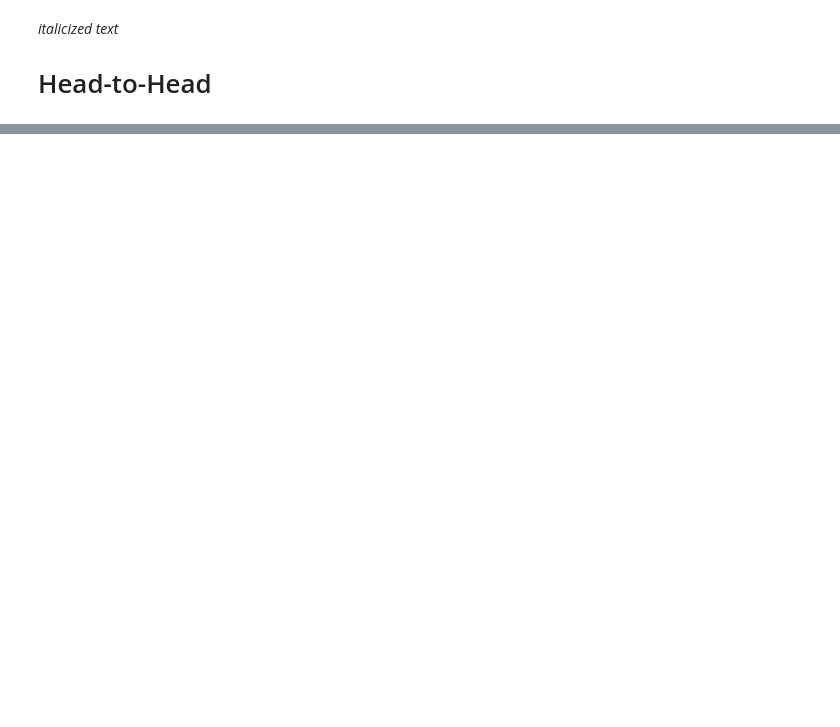
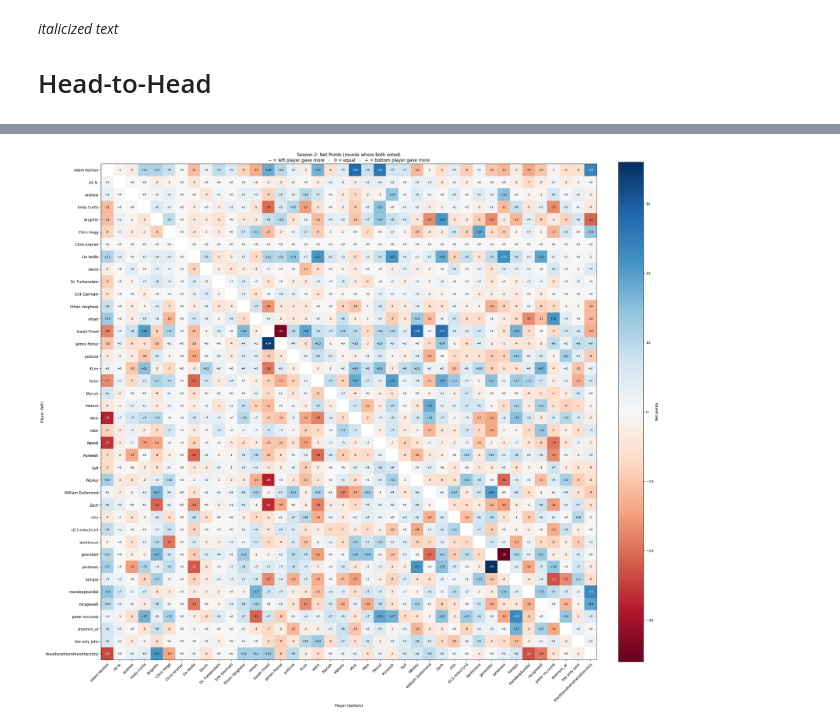
Before and after one commit to Briggernaut/MusicLeagueAnalysis, a Jupyter notebook: MusicLeagueAnalysis.ipynb, the cells around one changed output, grey strips where cells are left out. Saved outputs shown, nothing was run; the diff lists cells and outputs as text; code cells hidden in the pictures; blank space fills up the shorter version.

Commit message:
Restore overwritten Betrayer Mode

```diff
--- a/MusicLeagueAnalysis.ipynb
+++ b/MusicLeagueAnalysis.ipynb
@@ -832,7 +879,7 @@ all_player_names = sorted(competitors_df['Name'].unique(), key=lambda s: s.lower
 
 # 3. Colab Form Parameter Dropdowns
 Player_1 = "De Wolfe" #@param ['Adam Kestian', 'Ali N.', 'Andrew', 'Andy Curtis', 'Brigette', 'chlo', 'Chris Hogg', 'Chris Kramer', 'd13 m4sch1n3', 'darkknave', 'De Wolfe', 'Devin', 'Dr. Funkenstein', 'Erik Germain', 'Ethan Varghese', 'Hman', 'Isaiah Freed', 'James Roose', 'jammbler', 'jandrews', 'JustLisa', 'Katie', 'katspjs', 'KLee', 'mandeepkundal', 'Mariah', 'Matoos', 'mcapewell', 'Mick', 'Mike', 'Pascal', 'peter mccomb', 'Puneesh', 'shannon_ar', 'Syd', 'the only John', 'theotherotherotherotherchris', 'Wesley', 'William Dullemond', 'Zach']
-Player_2 = "Isaiah Freed" #@param ['None', 'Adam Kestian', 'Ali N.', 'Andrew', 'Andy Curtis', 'Brigette', 'chlo', 'Chris Hogg', 'Chris Kramer', 'd13 m4sch1n3', 'darkknave', 'De Wolfe', 'Devin', 'Dr. Funkenstein', 'Erik Germain', 'Ethan Varghese', 'Hman', 'Isaiah Freed', 'James Roose', 'jammbler', 'jandrews', 'JustLisa', 'Katie', 'katspjs', 'KLee', 'mandeepkundal', 'Mariah', 'Matoos', 'mcapewell', 'Mick', 'Mike', 'Pascal', 'peter mccomb', 'Puneesh', 'shannon_ar', 'Syd', 'the only John', 'theotherotherotherotherchris', 'Wesley', 'William Dullemond', 'Zach']
+Player_2 = "mcapewell" #@param ['None', 'Adam Kestian', 'Ali N.', 'Andrew', 'Andy Curtis', 'Brigette', 'chlo', 'Chris Hogg', 'Chris Kramer', 'd13 m4sch1n3', 'darkknave', 'De Wolfe', 'Devin', 'Dr. Funkenstein', 'Erik Germain', 'Ethan Varghese', 'Hman', 'Isaiah Freed', 'James Roose', 'jammbler', 'jandrews', 'JustLisa', 'Katie', 'katspjs', 'KLee', 'mandeepkundal', 'Mariah', 'Matoos', 'mcapewell', 'Mick', 'Mike', 'Pascal', 'peter mccomb', 'Puneesh', 'shannon_ar', 'Syd', 'the only John', 'theotherotherotherotherchris', 'Wesley', 'William Dullemond', 'Zach']
 Player_3 = "William Dullemond" #@param ['None', 'Adam Kestian', 'Ali N.', 'Andrew', 'Andy Curtis', 'Brigette', 'chlo', 'Chris Hogg', 'Chris Kramer', 'd13 m4sch1n3', 'darkknave', 'De Wolfe', 'Devin', 'Dr. Funkenstein', 'Erik Germain', 'Ethan Varghese', 'Hman', 'Isaiah Freed', 'James Roose', 'jammbler', 'jandrews', 'JustLisa', 'Katie', 'katspjs', 'KLee', 'mandeepkundal', 'Mariah', 'Matoos', 'mcapewell', 'Mick', 'Mike', 'Pascal', 'peter mccomb', 'Puneesh', 'shannon_ar', 'Syd', 'the only John', 'theotherotherotherotherchris', 'Wesley', 'William Dullemond', 'Zach']
 
 # Identify selected players
@@ -910,0 +956,85 @@ pio.show(fig)
+# %%
+#@title Worst Betrayers
+METRIC = "Net points"  #@param ["Reciprocity", "Net points"]
+
+SHOW_DIFF = METRIC == "Net points"
+
+v = votes_df.dropna(subset=['Submitter ID'])
+v = v[v['Voter ID'] != v['Submitter ID']]
+
+# Only keep votes where the recipient also voted in that round
+voted = set(zip(votes_df['Round ID'], votes_df['Voter ID']))
+v = v[[(r, s) in voted for r, s in zip(v['Round ID'], v['Submitter ID'])]]
+
+players = competitors_df.drop_duplicates('ID').set_index('ID')['Name'].sort_values()
+ids = players.index
+names = players.values
+
+# G[a, b] = points a gave b
+G = (v.pivot_table(index='Voter ID', columns='Submitter ID', values='Points Assigned',
+                   aggfunc='sum', fill_value=0)
+       .reindex(index=ids, columns=ids, fill_value=0).astype(float).values)
+
+# Reciprocity: row = left player, column = bottom player
+total = G + G.T
+with np.errstate(divide='ignore', invalid='ignore'):
+    R = np.where(total != 0, (G.T - G) / total, 0.0)
+np.fill_diagonal(R, np.nan)
+
+# Net points: D[i, j] = points bottom gave left − points left gave bottom
+D = G.T - G
+np.fill_diagonal(D, np.nan)
+
+# ---- Pick what to display ----
+if SHOW_DIFF:
+    Z = D
+    lim = np.nanmax(np.abs(D)) or 1
+    cell_fmt = '{:+.0f}'
+    score_fmt = '{:+.0f} pts'
+    heading = 'Net Points'
+    legend = '− = left player gave more   ·   0 = equal   ·   + = bottom player gave more'
+else:
+    Z = R
+    lim = 1
+    cell_fmt = '{:.2f}'
+    score_fmt = '{:+.2f}'
+    heading = 'Reciprocity by Points'
+    legend = '−1 = left player gave more   ·   0 = equal   ·   +1 = bottom player gave more'
+
+# ---- Grid ----
+n = len(players)
+fig, ax = plt.subplots(figsize=(max(8, 0.6 * n), max(7, 0.55 * n)))
+im = ax.imshow(Z, cmap='RdBu', vmin=-lim, vmax=lim)
+ax.set_xticks(range(n))
+ax.set_xticklabels(names, rotation=45, ha='right', rotation_mode='anchor')
+ax.set_yticks(range(n))
+ax.set_yticklabels(names)
+ax.set_xlabel('Player (bottom)')
+ax.set_ylabel('Player (left)')
+ax.set_title(f'{SEASON}: {heading} (rounds where both voted)\n{legend}')
+for i in range(n):
+    for j in range(n):
+        if not np.isnan(Z[i, j]):
+            ax.text(j, i, cell_fmt.format(Z[i, j]), ha='center', va='center', fontsize=8,
+                    color='white' if abs(Z[i, j]) > 0.6 * lim else 'black')
+cbar = fig.colorbar(im, ax=ax, fraction=0.046, pad=0.04)
+cbar.set_label(METRIC)
+plt.tight_layout()
+plt.show()
+
+# ---- Worst betrayers ----
+print(f"\n{BOLD}Worst Betrayer for Each Player — by {METRIC}{RESET}")
+print(f"(lowest {METRIC.lower()}; ties broken by most points you gave them — "
+      "only rounds where both of you voted)\n")
+width = max(len(nm) for nm in names)
+for i, name in enumerate(names):
+    candidates = [(Z[i, j], -G[i, j], j) for j in range(n)
+                  if j != i and Z[i, j] < 0]
+    if not candidates:
+        print(f"  {name:<{width}}  → nobody, every exchange was even or in their favour")
+        continue
+    score, _, j = min(candidates)
+    print(f"  {name:<{width}}  → {names[j]:<{width}}  "
+          f"score {score_fmt.format(score)} | gave {G[i, j]:.0f} pts, got back {G[j, i]:.0f} pts")
+# %% [output]
+[figure, added]
```
Also changed, not shown: parts of 9 cells of this notebook.
